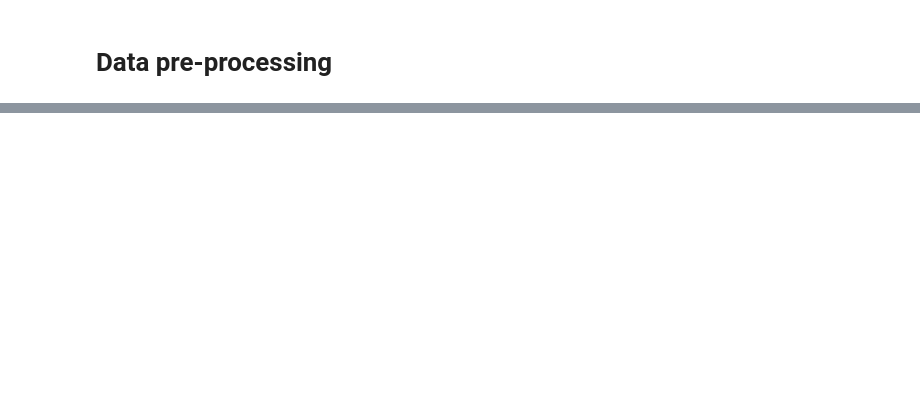
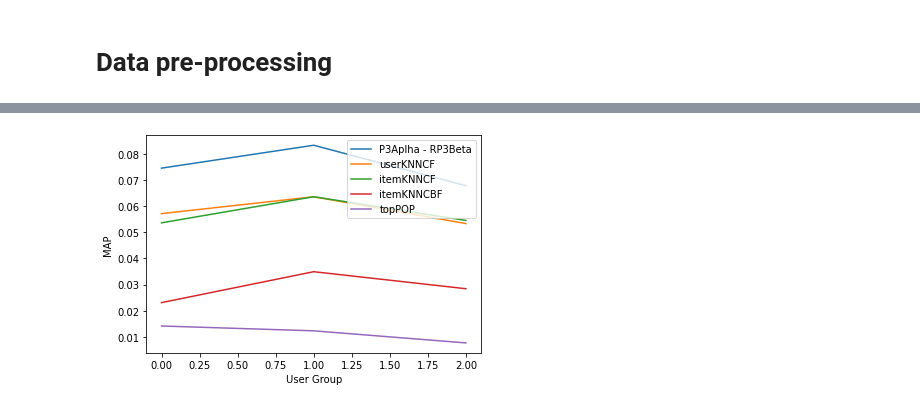
Before and after one commit to mattiasu96/Recommender-Systems-Challenge, a Jupyter notebook: New Challenge Data/RecommenderWithSplitUser.ipynb, the cells around one changed output, grey strips where cells are left out. Cells and saved outputs as stored; diff of their text form; code cells hidden in the pictures; blank space fills up the shorter version.

Commit message:
Add pipelining recommender and recmmender with splitted user to see different perfomance based on user's class

```diff
--- a/New Challenge Data/RecommenderWithSplitUser.ipynb
+++ b/New Challenge Data/RecommenderWithSplitUser.ipynb
@@ -142,0 +134,6 @@ EvaluatorHoldout: Processed 2183 ( 100.00% ) in 1.78 sec. Users per second: 1227
+# %%
+from KNN.UserKNNCFRecommender import UserKNNCFRecommender
+
+recommender_cold = UserKNNCFRecommender(URM_train)
+recommender_cold.fit(shrink=100, topK=150, feature_weighting = "TF-IDF")
+evaluator_validation.evaluateRecommender(recommender_cold)
@@ -142,0 +162,6 @@ EvaluatorHoldout: Processed 2183 ( 100.00% ) in 1.78 sec. Users per second: 1227
+# %%
+from KNN.ItemKNNCFRecommender import ItemKNNCFRecommender
+
+recommender_item_cf = ItemKNNCFRecommender(URM_train)
+recommender_item_cf.fit(shrink=600, topK=550, feature_weighting = "TF-IDF")
+evaluator_validation.evaluateRecommender(recommender_item_cf)
@@ -142,0 +190,3 @@ EvaluatorHoldout: Processed 2183 ( 100.00% ) in 1.78 sec. Users per second: 1227
+# %%
+recommeder_KNNItemCBF = ItemKNNCBFRecommender(URM_train, ICM_all)
+recommeder_KNNItemCBF.fit(topK=100, shrink=400, feature_weighting = 'TF-IDF')
@@ -142,0 +197,5 @@ EvaluatorHoldout: Processed 2183 ( 100.00% ) in 1.78 sec. Users per second: 1227
+# %%
+from Base.NonPersonalizedRecommender import TopPop
+
+recommender_top_popular = TopPop(URM_train)
+recommender_top_popular.fit()
@@ -142,0 +287,15 @@ EvaluatorHoldout: Processed 2183 ( 100.00% ) in 1.78 sec. Users per second: 1227
+# %%
+import matplotlib.pyplot as pyplot
+%matplotlib inline
+
+pyplot.plot(MAP_p3aplha_rp3beta_per_group, label="P3Aplha - RP3Beta")
+pyplot.plot(MAP_user_cf_cold_per_group, label="userKNNCF")
+pyplot.plot(MAP_item_cf_cold_per_group, label="itemKNNCF")
+pyplot.plot(MAP_item_cbf_per_group, label="itemKNNCBF")
+pyplot.plot(MAP_top_pop_per_group, label="topPOP")
+pyplot.ylabel('MAP')
+pyplot.xlabel('User Group')
+pyplot.legend()
+pyplot.show()
+# %% [output]
+[figure, added]
```
Also changed, not shown: parts of 21 cells of this notebook, 2 other files.
